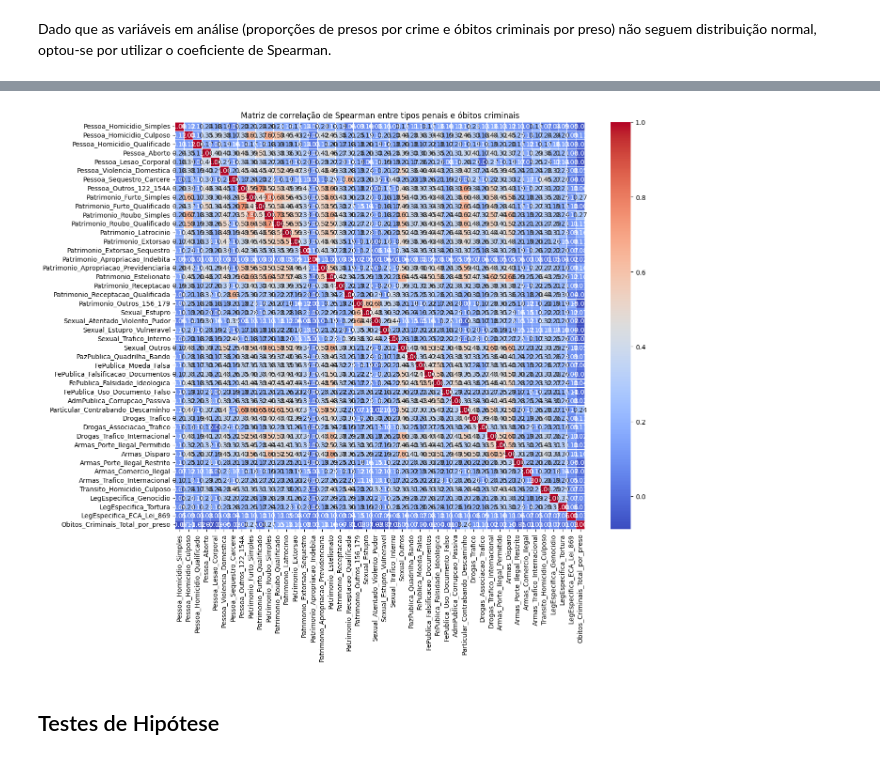
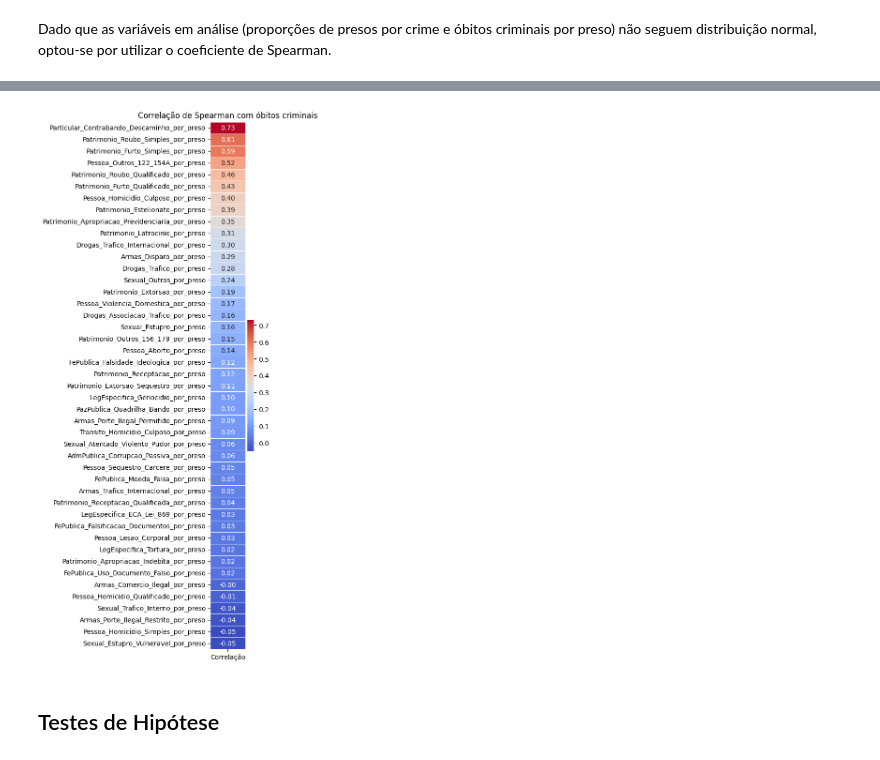
Before and after one commit to Caio-Brega/introducao-ciencia-dos-dados, a Jupyter notebook: TP_ICD.ipynb, the cells around one changed output, grey strips where cells are left out. Drawn from its saved outputs; the diff is of its cells as text; code cells hidden in the pictures.

```diff
--- a/TP_ICD.ipynb
+++ b/TP_ICD.ipynb
@@ -487,20 +632,18 @@ plt.show()
 # %%
-import seaborn as sns
-import matplotlib.pyplot as plt
+plt.figure(figsize=(5, 12))
+sns.heatmap(spearman_obitos.to_frame(),
+            cmap='coolwarm',
+            annot=True,
+            fmt=".2f",
+            linewidths=0.5,
+            cbar=True,
+            xticklabels=['Correlação'])
 
-plt.figure(figsize=(14, 12))
-
-# Matriz de correlação com Spearman
-spearman_matrix = dados_filtrados4_renomeados[colunas_crimes + ['Obitos_Criminais_Total_por_preso']].corr(method='spearman')
-
-# Geração do heatmap
-sns.heatmap(spearman_matrix, cmap='coolwarm', annot=True, fmt=".2f", linewidths=0.5)
-
-plt.title('Matriz de correlação de Spearman entre tipos penais e óbitos criminais')
+plt.title('Correlação de Spearman com óbitos criminais')
 plt.tight_layout()
 plt.show()
 # %% [output]
-[figure, old version]
+[figure, new version]
 # %% [markdown]
 ## Testes de Hipótese
 # %% [markdown]
```
Also changed, not shown: parts of 16 cells of this notebook.
